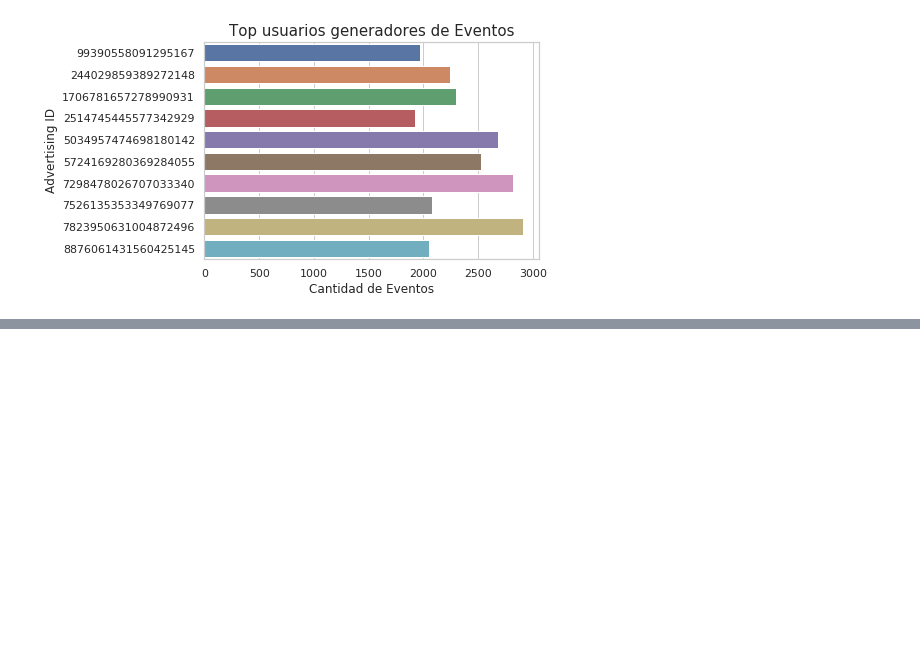
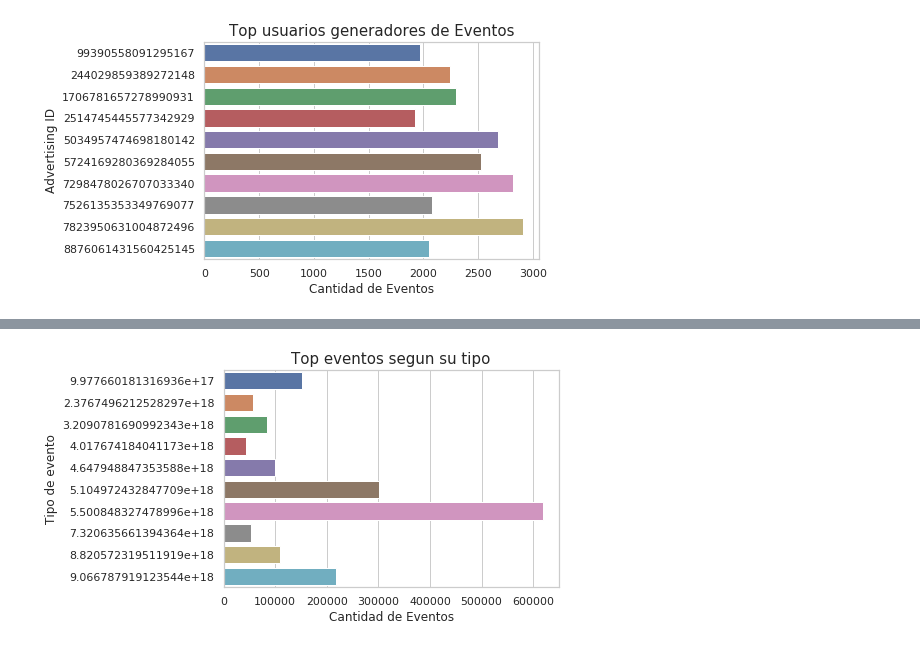
Before and after one commit to GastonMontes/75.06-Datos-Grupo22-TP1, a Jupyter notebook: temp/AnalisisTP1_events.ipynb, the cells around one changed output, grey strips where cells are left out. Saved outputs shown, nothing was run; the diff lists cells and outputs as text; code cells hidden in the pictures; blank space fills up the shorter version.

```diff
--- a/temp/AnalisisTP1_events.ipynb
+++ b/temp/AnalisisTP1_events.ipynb
@@ -173,0 +176,3 @@ g.get_figure().savefig('img/top_users_gen_eve.png')
+# %%
+top_events_kind = events.groupby('kind', as_index=False)['event_id'].count().sort_values(by='event_id', ascending=False)[:10]
+top_events_kind
@@ -173,0 +191,11 @@ g.get_figure().savefig('img/top_users_gen_eve.png')
+# %%
+g = sns.barplot(x=top_events_kind['event_id'].values, y=top_events_kind['kind'].values, orient='h')
+g.set_title("Top eventos segun su tipo", fontsize=15)
+g.set_xlabel("Cantidad de Eventos", fontsize=12)
+g.set_ylabel("Tipo de evento", fontsize=12)
+plt.show()
+
+g.get_figure().set_size_inches(18.5, 10.5, forward=True)
+g.get_figure().savefig('img/top_events_kind.png')
+# %% [output]
+[figure, added]
```
Also changed, not shown: parts of 5 cells of this notebook, 2 other files.
